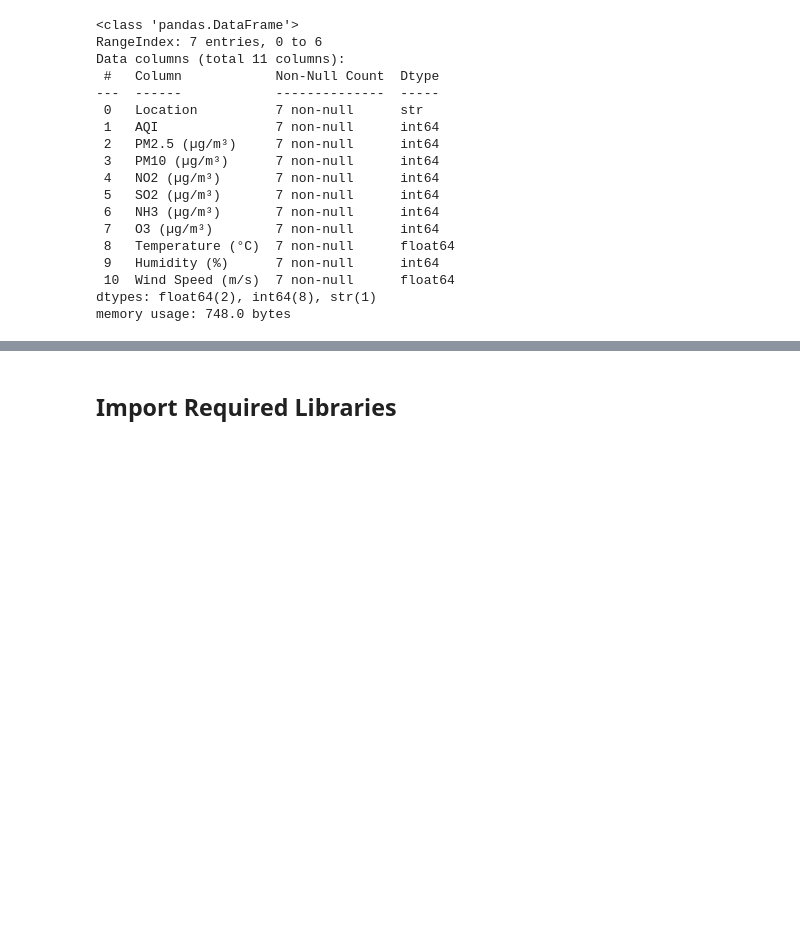
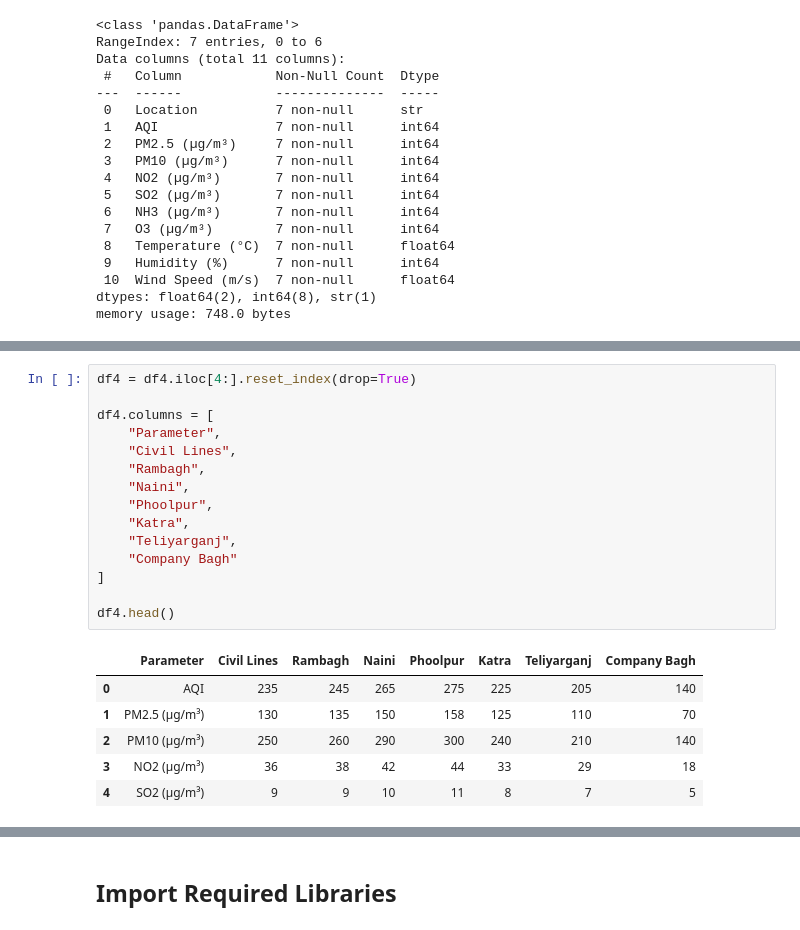
Before and after one commit to Anjalitiwari99/AQI_Prediction_System, a Jupyter notebook: notebooks/01_Data_Preprocessing.ipynb, the cells around one changed output, grey strips where cells are left out. Cells and saved outputs as stored; diff of their text form; blank space fills up the shorter version.

```diff
--- a/notebooks/01_Data_Preprocessing.ipynb
+++ b/notebooks/01_Data_Preprocessing.ipynb
@@ -551,0 +573,22 @@ df3.describe()
+# %%
+df4 = df4.iloc[4:].reset_index(drop=True)
+
+df4.columns = [
+    "Parameter",
+    "Civil Lines",
+    "Rambagh",
+    "Naini",
+    "Phoolpur",
+    "Katra",
+    "Teliyarganj",
+    "Company Bagh"
+]
+
+df4.head()
+# %% [output]
+|  | Parameter | Civil Lines | Rambagh | Naini | Phoolpur | Katra | Teliyarganj | Company Bagh |
+| 0 | AQI | 235 | 245 | 265 | 275 | 225 | 205 | 140 |
+| 1 | PM2.5 (µg/m³) | 130 | 135 | 150 | 158 | 125 | 110 | 70 |
+| 2 | PM10 (µg/m³) | 250 | 260 | 290 | 300 | 240 | 210 | 140 |
+| 3 | NO2 (µg/m³) | 36 | 38 | 42 | 44 | 33 | 29 | 18 |
+| 4 | SO2 (µg/m³) | 9 | 9 | 10 | 11 | 8 | 7 | 5 |
```
Also changed, not shown: parts of 5 cells of this notebook.
